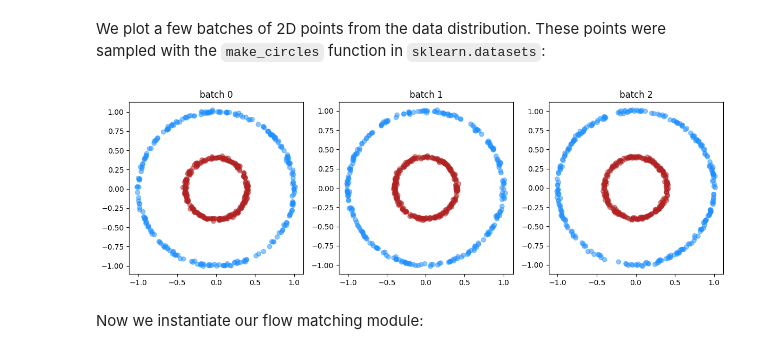
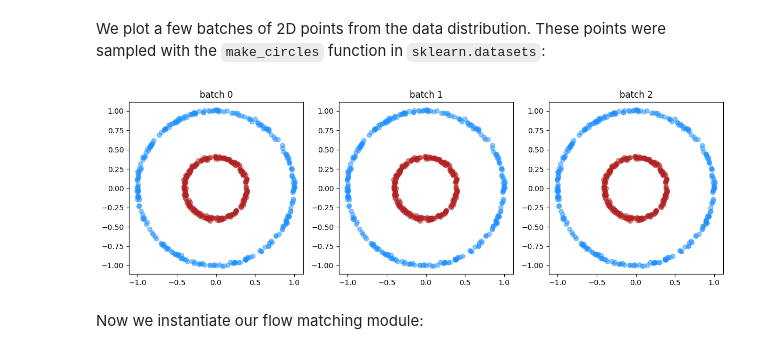
Before and after one commit to timwhite0/flowmatching, a Jupyter notebook: examples/circles.ipynb, the cells around one changed output. Saved outputs shown, nothing was run; the diff lists cells and outputs as text; code cells hidden in the pictures.

```diff
--- a/examples/circles.ipynb
+++ b/examples/circles.ipynb
@@ -30,22 +30,22 @@ We plot a few batches of 2D points from the data distribution. These points were
 # %%
 fig, ax = plt.subplots(1, 3, figsize = (12, 4))
 
-z, x = next(iter(datamodule.train_dataloader()))
+z, x = next(iter(datamodule.test_dataloader()))
 _ = ax[0].scatter(z[:,0], z[:,1], alpha = 0.5,
                   c = ['dodgerblue' if label == 0 else 'firebrick' for label in x.squeeze()])
 _ = ax[0].set_title("batch 0")
-z, x = next(iter(datamodule.train_dataloader()))
+z, x = next(iter(datamodule.test_dataloader()))
 _ = ax[1].scatter(z[:,0], z[:,1], alpha = 0.5,
                   c = ['dodgerblue' if label == 0 else 'firebrick' for label in x.squeeze()])
 _ = ax[1].set_title("batch 1")
-z, x = next(iter(datamodule.train_dataloader()))
+z, x = next(iter(datamodule.test_dataloader()))
 _ = ax[2].scatter(z[:,0], z[:,1], alpha = 0.5,
                   c = ['dodgerblue' if label == 0 else 'firebrick' for label in x.squeeze()])
 _ = ax[2].set_title("batch 2")
 
 _ = fig.tight_layout()
 # %% [output]
-[figure, old version]
+[figure, new version]
 # %% [markdown]
 Now we instantiate our flow matching module:
 # %%
```
Also changed, not shown: parts of 2 cells of this notebook.
